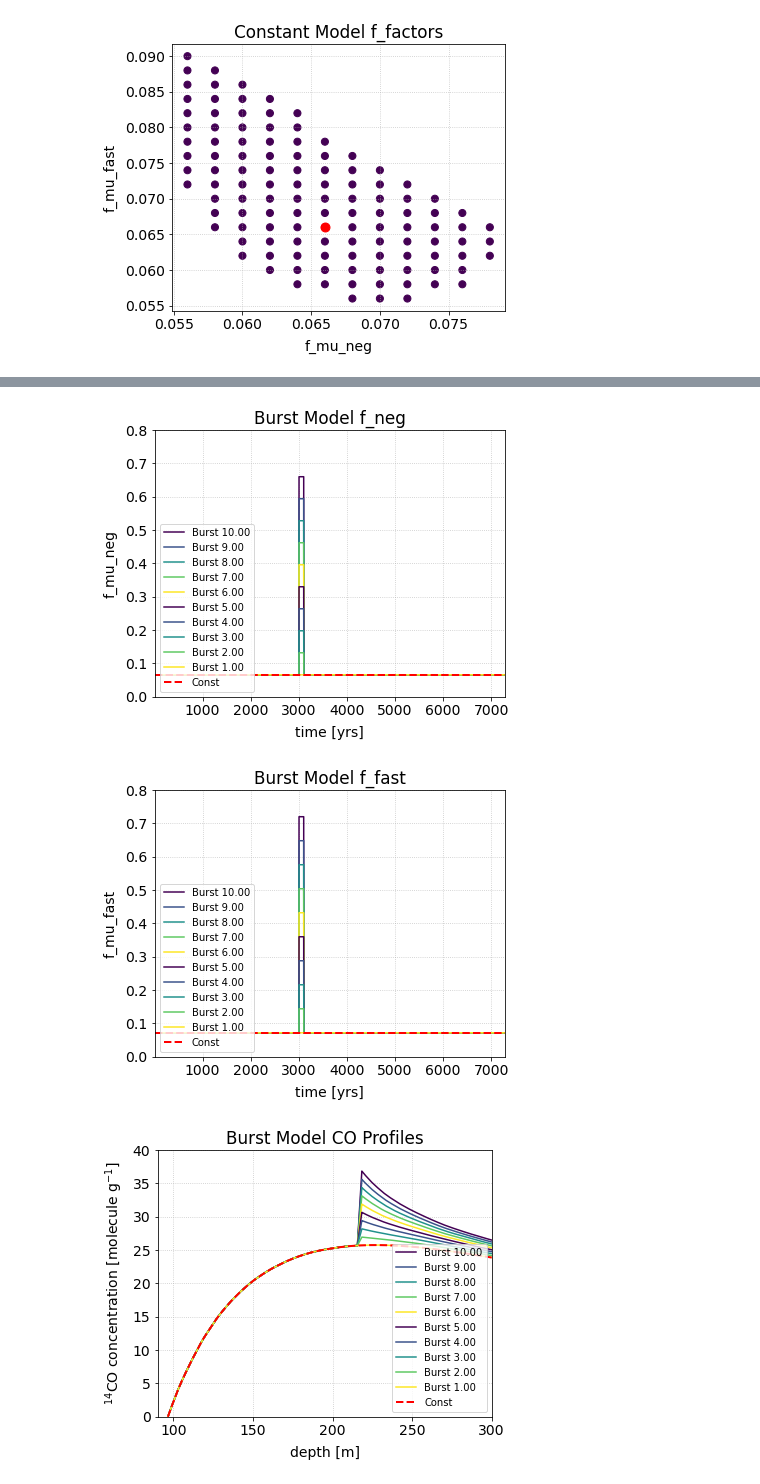
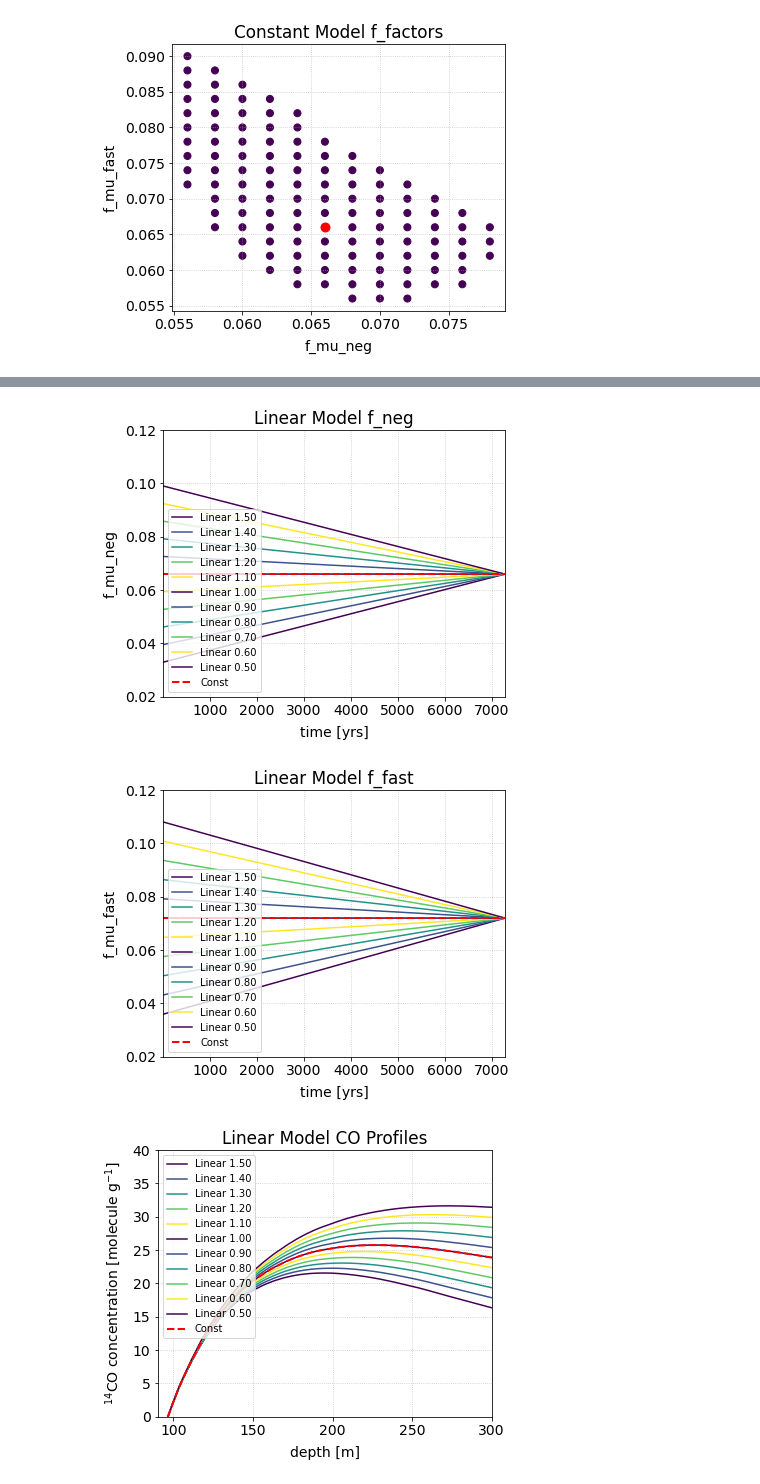
Before and after one commit to 14CO/Dome-C-Sensitivity, a Jupyter notebook: graph-maker.ipynb, the cells around one changed output, grey strips where cells are left out. Saved outputs shown, nothing was run; the diff lists cells and outputs as text; code cells hidden in the pictures.

```diff
--- a/graph-maker.ipynb
+++ b/graph-maker.ipynb
@@ -72,3 +82,6 @@ Text(0.5, 1.0, 'Constant Model f_factors')
+# %%
+m = 0 #model type to plot
+N = 12 #Number of realizations to plot
 # %%
 def param_dist(model, theta0, weights = [1]): # calculates distance in parameter space to theta0
     w = np.array(weights)
@@ -267,5 +557,5 @@ def plot_factors(t, neg, fast, slopes, sample=True):
 # %%
-def plot_profiles(profiles, slopes, sample=False):
+def plot_profiles(profiles, slopes, name, sample=False):
     if len(np.shape(np.array(profiles))) == 0:
         p = np.array([profiles])
     else:
@@ -274,7 +564,7 @@ def plot_profiles(profiles, slopes, sample=False):
 
     fig, ax = plt.subplots(1,1, figsize=(6,5), tight_layout=True)
     for i,profile in enumerate(p):
-        ax.plot(profile.z, profile.CO, label='Burst {:.2f}'.format(slopes[i]))
+        ax.plot(profile.z, profile.CO, label='{} {:.2f}'.format(name, slopes[i]+1))
     ax.plot(const_profile.z, const_profile.CO, ls='--', lw=2, c='red', label='Const')
     if sample:
         z_samp, CO_samp, dCO_samp = p[0].sample_z()
@@ -283,39 +573,52 @@ def plot_profiles(profiles, slopes, sample=False):
             xlabel='depth [m]',
             ylim=(0,40),
             ylabel=r'$^{14}$CO concentration [molecule g$^{-1}$]')
-    ax.legend(loc='lower right', fontsize=10)
-    plt.title('Burst Model CO Profiles')
+    ax.legend(loc='upper left', fontsize=10)
+    plt.title('{} Model CO Profiles'.format(name))
 # %%
 generator = COGenerator('models/balco_14co_delta_neg_models.fits', 'models/balco_14co_delta_fast_models.fits')
 # %%
 const_profile = generator.generate()
 # %%
-slopes = np.arange(10., 0., -1.)
-
 t = generator.t
 tmax = np.max(t)
 tmid = int(tmax/2)
 tmin = np.min(t)
 
-#amp = 1 + np.expand_dims(slopes, axis=1) * (t-tmax)/(tmax-tmin) # linear
-#amp = 1 + np.expand_dims(slopes, axis=1) * np.heaviside(t-tmid, 1) # step
-#amp = 1 + np.expand_dims(slopes, axis=1) * np.heaviside(tmid-t, 0) # step
+#t_scale = t/(tmax-tmin) # fixed in past ( t from 0 to 1 )
+t_scale = (t-tmax)/(tmax-tmin) # fixed in present ( t from -1 to 0 )
 
-amp = np.ones((len(slopes),len(t))) # burst
-amp[:,3000:3100] *= np.expand_dims(slopes,axis=1)
+# linear
+slopes = np.arange(0.5, -0.6, -0.1)
+amp = 1 + np.expand_dims(slopes, axis=1) * t_scale # linear
+name = 'Linear'
+lims = (0.02, 0.12)
+
+# step
+#slopes = np.arange(0.5, -0.6, -0.1)
+#amp = 1 + np.expand_dims(slopes, axis=1) * np.heaviside(abs(t_scale) - 0.5, 1)
+#name = 'Step'
+#lims = (0.02, 0.12)
+
+# burst
+#slopes = np.arange(9., -1., -1.)
+#amp = np.ones((len(slopes),len(t)))
+#amp[:,3000:3100] += np.expand_dims(slopes,axis=1)
+#name = 'Burst'
+#lims = (0., 0.8)
 
 neg = fmu_neg * amp
 fast = fmu_fast * amp
 
 linear_profiles = []
 for i in tqdm(range(len(slopes))):
     linear_profiles.append(generator.generate(neg[i], fast[i]))
-plot_factors(t, neg, fast, slopes)
+plot_factors(t, neg, fast, slopes, name, lims)
 
 linear_profiles = np.array(linear_profiles)
 
-plot_profiles(linear_profiles, slopes)
+plot_profiles(linear_profiles, slopes, name)
 # %% [output]
-[figure, old version]
+[figure, new version]
-[figure, old version]
+[figure, new version]
-[figure, old version]
+[figure, new version]
```
Also changed, not shown: parts of 44 cells of this notebook, 4 other files.
